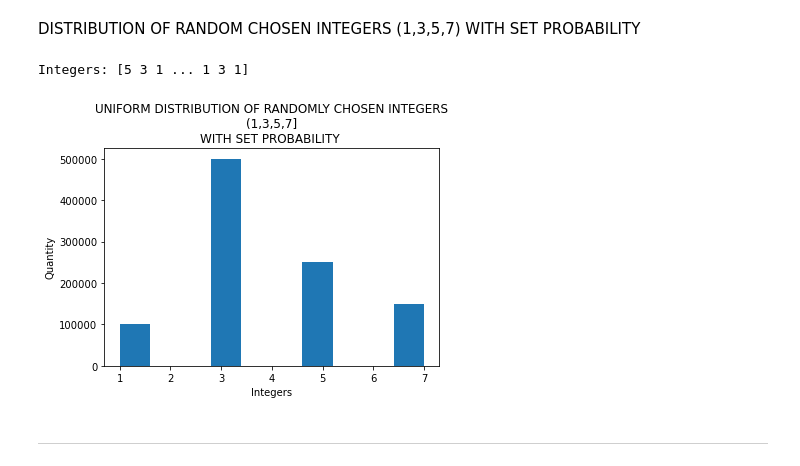
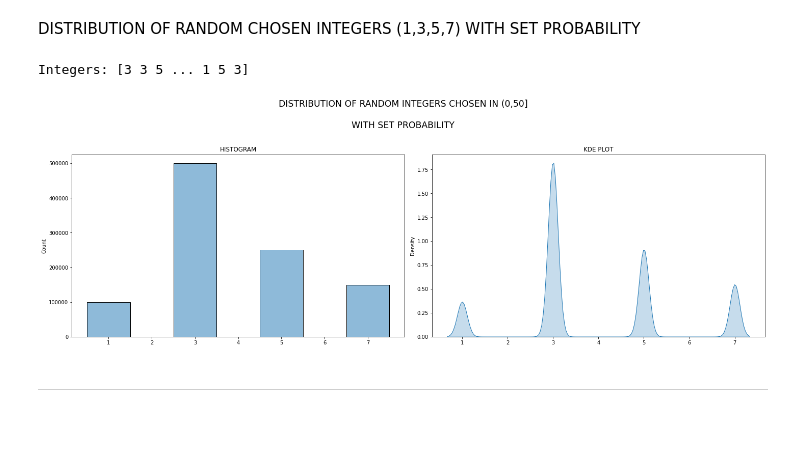
Before and after one commit to AnteDujic/Programming-for-Data-Analysis, a Jupyter notebook: numpy-random.ipynb, the cells around one changed output. Saved outputs shown, nothing was run; the diff lists cells and outputs as text; code cells hidden in the pictures; blank space fills up the shorter version.

```diff
--- a/numpy-random.ipynb
+++ b/numpy-random.ipynb
@@ -345,15 +328,16 @@ DISTRIBUTION OF RANDOM CHOSEN INTEGERS (1,3,5,7) WITH SET PROBABILITY
 # %%
 x1_ch = (rng.choice([1,3,5,7], 1000000, p=[0.1, 0.5, 0.25, 0.15]))
 print ("Integers:", x1_ch, "\n")
 
-plt.title("UNIFORM DISTRIBUTION OF RANDOMLY CHOSEN INTEGERS\n(1,3,5,7]\nWITH SET PROBABILITY ")
-plt.xlabel("Integers")
-plt.ylabel("Quantity")
-plt.hist (x1_ch)
+fig, axs = plt.subplots(1, 2, figsize = (20,7))
+fig.suptitle ("DISTRIBUTION OF RANDOM INTEGERS CHOSEN IN (0,50]\n\nWITH SET PROBABILITY\n", size = "xx-large")
+sns.histplot (x1_ch, discrete = True, alpha = 0.5, ax = axs[0]).set_title("HISTOGRAM")
+sns.kdeplot(x1_ch, shade=True, ax = axs[1]).set_title("KDE PLOT")
+plt.tight_layout()
 plt.show()
 # %% [output]
-Integers: [5 3 1 ... 1 3 1]
+Integers: [3 3 5 ... 1 5 3]
-[figure, old version]
+[figure, new version]
 # %% [markdown]
 ***
 # %%
```
Also changed, not shown: parts of 82 cells of this notebook.
